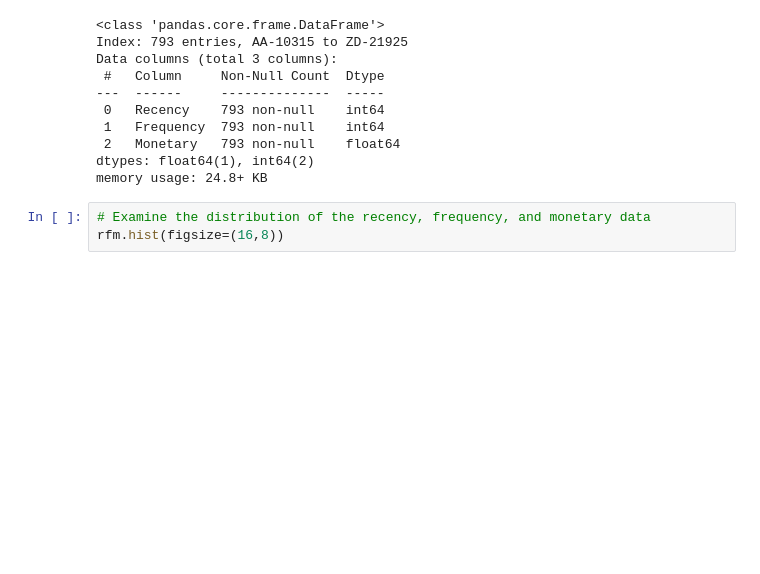
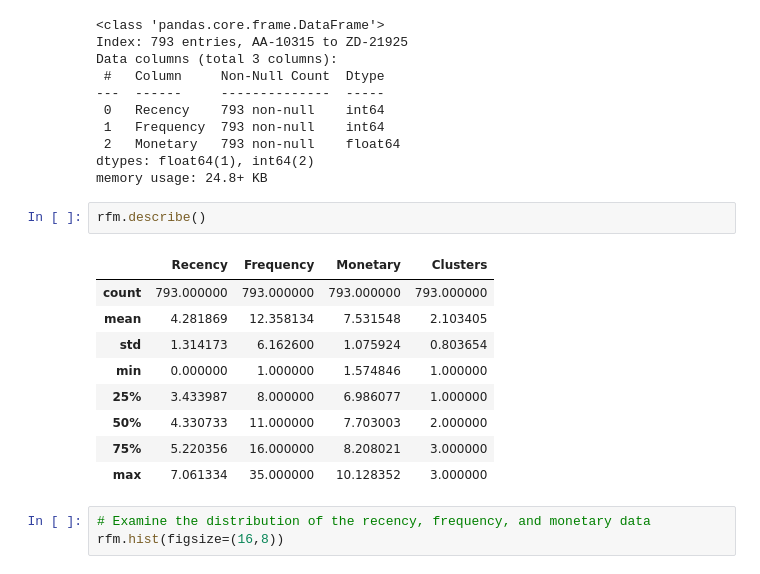
Before and after one commit to dylanjones248/Data-Science-Portfolio, a Jupyter notebook: Superstore Customer Segmentation Analysis.ipynb, the cells around one changed output. Drawn from its saved outputs; the diff is of its cells as text; blank space fills up the shorter version.

```diff
--- a/Superstore Customer Segmentation Analysis.ipynb
+++ b/Superstore Customer Segmentation Analysis.ipynb
@@ -291,6 +291,18 @@ Data columns (total 3 columns):
  2   Monetary   793 non-null    float64
 dtypes: float64(1), int64(2)
 memory usage: 24.8+ KB
+# %%
+rfm.describe()
+# %% [output]
+|  | Recency | Frequency | Monetary | Clusters |
+| count | 793.000000 | 793.000000 | 793.000000 | 793.000000 |
+| mean | 4.281869 | 12.358134 | 7.531548 | 2.103405 |
+| std | 1.314173 | 6.162600 | 1.075924 | 0.803654 |
+| min | 0.000000 | 1.000000 | 1.574846 | 1.000000 |
+| 25% | 3.433987 | 8.000000 | 6.986077 | 1.000000 |
+| 50% | 4.330733 | 11.000000 | 7.703003 | 2.000000 |
+| 75% | 5.220356 | 16.000000 | 8.208021 | 3.000000 |
+| max | 7.061334 | 35.000000 | 10.128352 | 3.000000 |
 # %%
 # Examine the distribution of the recency, frequency, and monetary data
 rfm.hist(figsize=(16,8))
```
Also changed, not shown: parts of 5 cells of this notebook.
